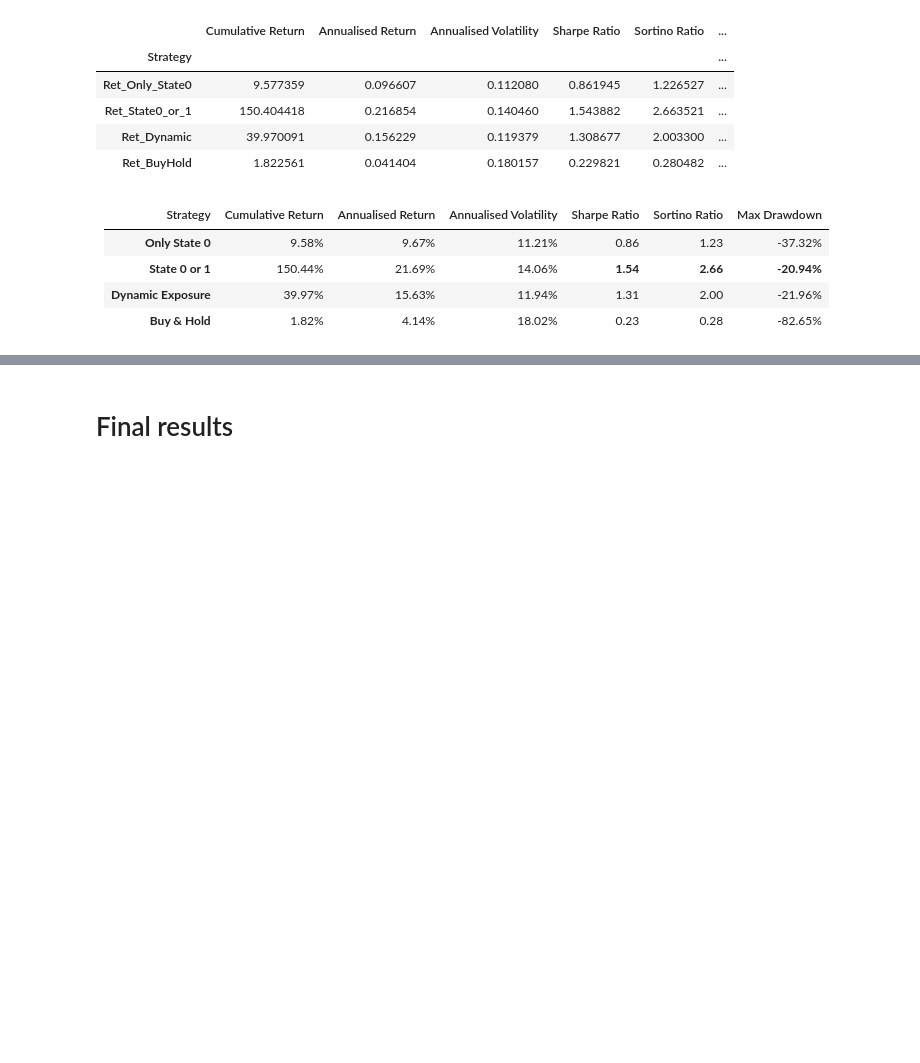
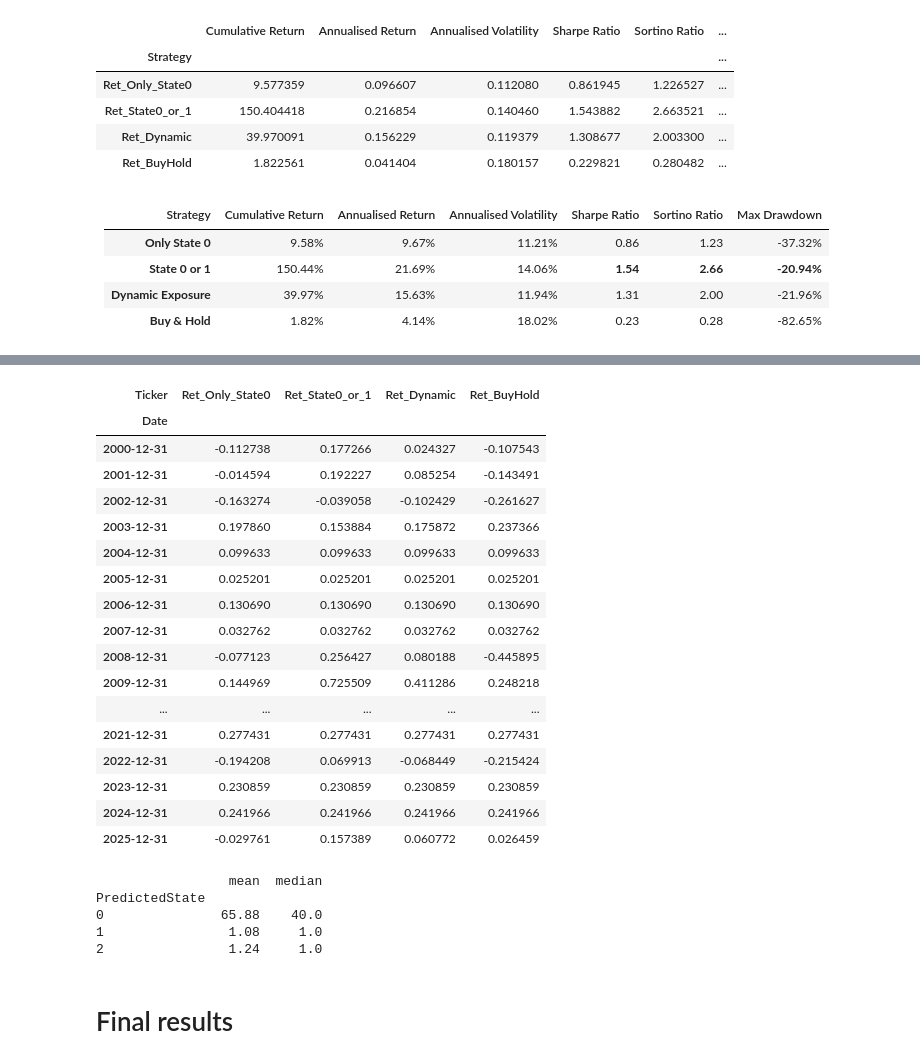
Before and after one commit to kgiannako/sp500-volatility-regime-hmm, a Jupyter notebook: notebooks/dev_hmm_volatility.ipynb, the cells around one changed output, grey strips where cells are left out. Saved outputs shown, nothing was run; the diff lists cells and outputs as text; code cells hidden in the pictures; blank space fills up the shorter version.

```diff
--- a/notebooks/dev_hmm_volatility.ipynb
+++ b/notebooks/dev_hmm_volatility.ipynb
@@ -856,0 +1026,21 @@ results_weekly_df
+# %%
+yearly_returns
+# %% [output]
+| Ticker | Ret_Only_State0 | Ret_State0_or_1 | Ret_Dynamic | Ret_BuyHold |
+| Date |  |  |  |  |
+| 2000-12-31 | -0.112738 | 0.177266 | 0.024327 | -0.107543 |
+| 2001-12-31 | -0.014594 | 0.192227 | 0.085254 | -0.143491 |
+| 2002-12-31 | -0.163274 | -0.039058 | -0.102429 | -0.261627 |
+| 2003-12-31 | 0.197860 | 0.153884 | 0.175872 | 0.237366 |
+| 2004-12-31 | 0.099633 | 0.099633 | 0.099633 | 0.099633 |
+| 2005-12-31 | 0.025201 | 0.025201 | 0.025201 | 0.025201 |
+| 2006-12-31 | 0.130690 | 0.130690 | 0.130690 | 0.130690 |
+| 2007-12-31 | 0.032762 | 0.032762 | 0.032762 | 0.032762 |
+| 2008-12-31 | -0.077123 | 0.256427 | 0.080188 | -0.445895 |
+| 2009-12-31 | 0.144969 | 0.725509 | 0.411286 | 0.248218 |
+| ... | ... | ... | ... | ... |
+| 2021-12-31 | 0.277431 | 0.277431 | 0.277431 | 0.277431 |
+| 2022-12-31 | -0.194208 | 0.069913 | -0.068449 | -0.215424 |
+| 2023-12-31 | 0.230859 | 0.230859 | 0.230859 | 0.230859 |
+| 2024-12-31 | 0.241966 | 0.241966 | 0.241966 | 0.241966 |
+| 2025-12-31 | -0.029761 | 0.157389 | 0.060772 | 0.026459 |
@@ -857,3 +1049,20 @@ results_weekly_df
+# %%
+# 1️⃣ Create a helper column to identify regime runs (change points)
+sp500_weekly['StateChange'] = (sp500_weekly['PredictedState'] != sp500_weekly['PredictedState'].shift(1)).cumsum()
+
+# 2️⃣ Group by regime runs and get duration
+state_durations = sp500_weekly.groupby(['StateChange', 'PredictedState']).size().reset_index(name='Duration')
+
+# 3️⃣ Compute Mean & Median Duration per State
+duration_stats = state_durations.groupby('PredictedState')['Duration'].agg(['mean', 'median']).round(2)
+
+print(duration_stats)
+# %% [output]
+                 mean  median
+PredictedState
+0               65.88    40.0
+1                1.08     1.0
+2                1.24     1.0
 # %% [markdown]
 # Final results
 # %% [markdown]
```
Also changed, not shown: parts of 15 cells of this notebook.
